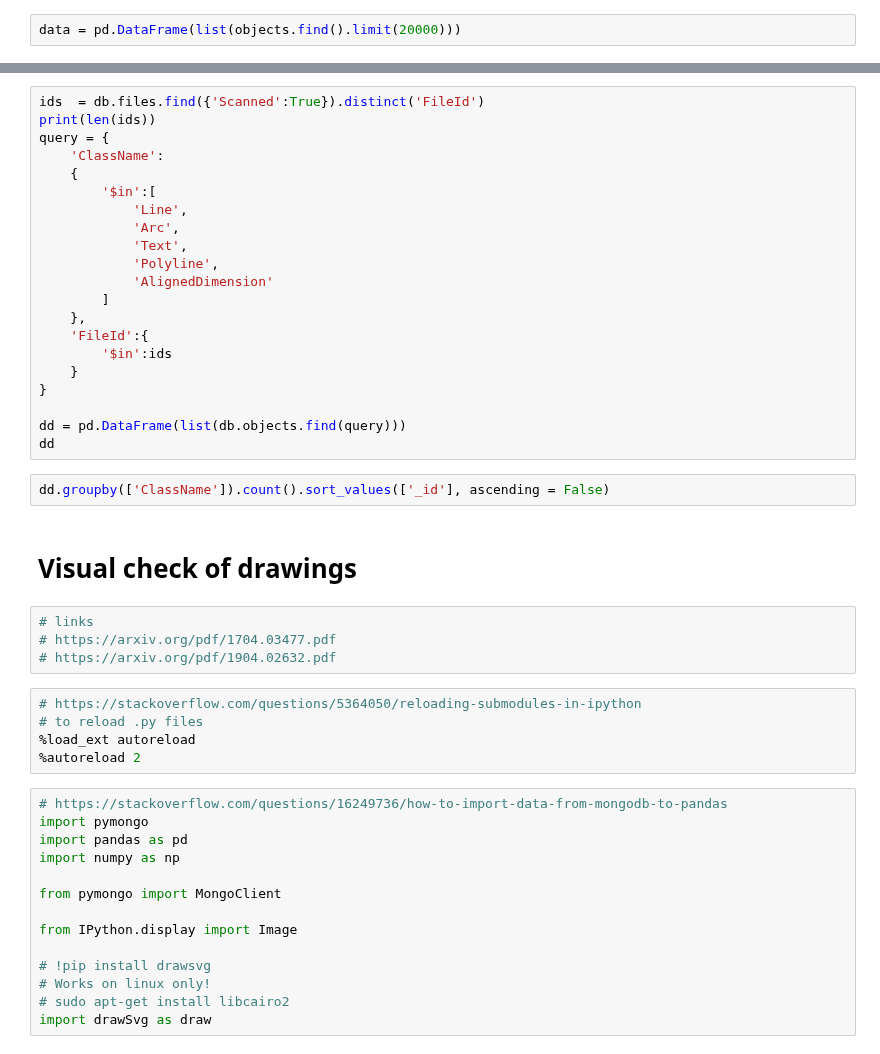
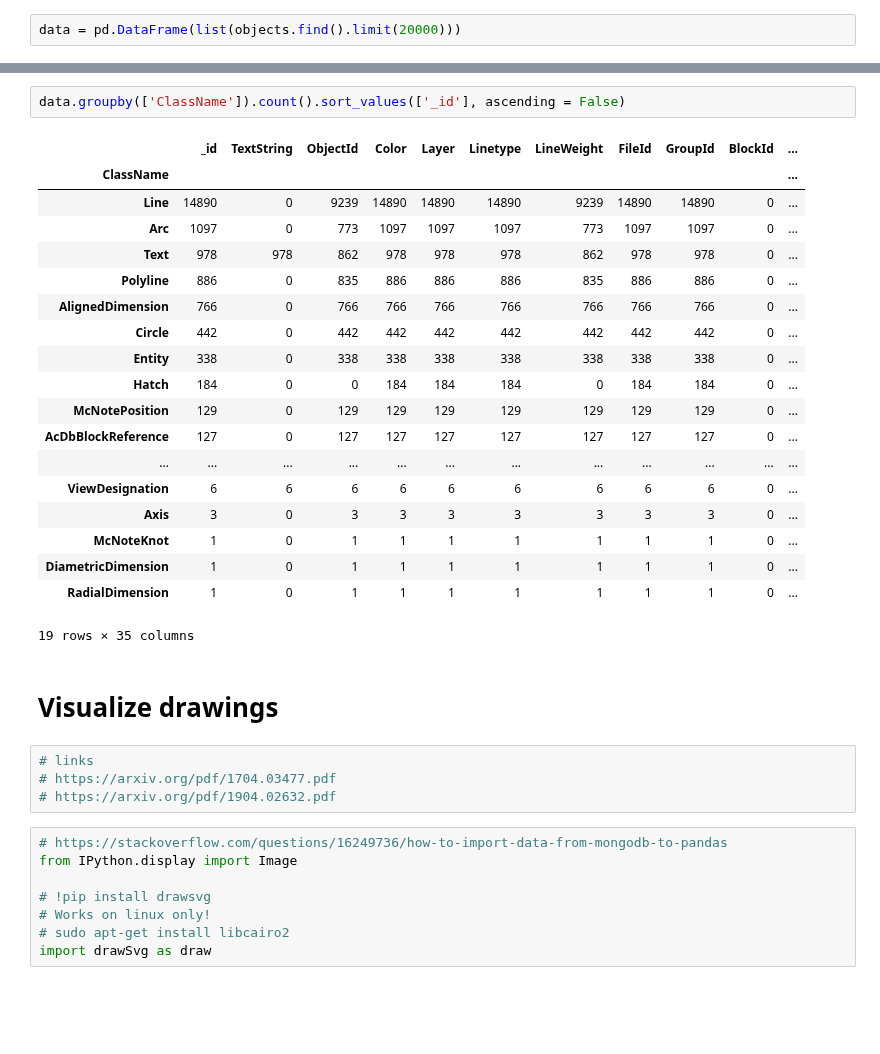
Before and after one commit to mihanick/dwg-crawl, a Jupyter notebook: JupyterNotebooks/1. EDA.ipynb, the cells around one changed output, grey strips where cells are left out. Cells and saved outputs as stored; diff of their text form; blank space fills up the shorter version.

```diff
--- a/JupyterNotebooks/1. EDA.ipynb
+++ b/JupyterNotebooks/1. EDA.ipynb
@@ -34,45 +63,33 @@ data.groupby(['ClassName']).count().sort_values(['_id'], ascending = False)
-# %%
-ids  = db.files.find({'Scanned':True}).distinct('FileId')
-print(len(ids))
-query = {
-    'ClassName':
-    {
-        '$in':[
-            'Line',
-            'Arc',
-            'Text',
-            'Polyline',
-            'AlignedDimension'
-        ]
-    },
-    'FileId':{
-        '$in':ids
-    }
-}
-
-dd = pd.DataFrame(list(db.objects.find(query)))
-dd
 # %%
-dd.groupby(['ClassName']).count().sort_values(['_id'], ascending = False)
+data.groupby(['ClassName']).count().sort_values(['_id'], ascending = False)
+# %% [output]
+|  | _id | TextString | ObjectId | Color | Layer | Linetype | LineWeight | FileId | GroupId | BlockId | ... |
+| ClassName |  |  |  |  |  |  |  |  |  |  | ... |
+| Line | 14890 | 0 | 9239 | 14890 | 14890 | 14890 | 9239 | 14890 | 14890 | 0 | ... |
+| Arc | 1097 | 0 | 773 | 1097 | 1097 | 1097 | 773 | 1097 | 1097 | 0 | ... |
+| Text | 978 | 978 | 862 | 978 | 978 | 978 | 862 | 978 | 978 | 0 | ... |
+| Polyline | 886 | 0 | 835 | 886 | 886 | 886 | 835 | 886 | 886 | 0 | ... |
+| AlignedDimension | 766 | 0 | 766 | 766 | 766 | 766 | 766 | 766 | 766 | 0 | ... |
+| Circle | 442 | 0 | 442 | 442 | 442 | 442 | 442 | 442 | 442 | 0 | ... |
+| Entity | 338 | 0 | 338 | 338 | 338 | 338 | 338 | 338 | 338 | 0 | ... |
+| Hatch | 184 | 0 | 0 | 184 | 184 | 184 | 0 | 184 | 184 | 0 | ... |
+| McNotePosition | 129 | 0 | 129 | 129 | 129 | 129 | 129 | 129 | 129 | 0 | ... |
+| AcDbBlockReference | 127 | 0 | 127 | 127 | 127 | 127 | 127 | 127 | 127 | 0 | ... |
+| ... | ... | ... | ... | ... | ... | ... | ... | ... | ... | ... | ... |
+| ViewDesignation | 6 | 6 | 6 | 6 | 6 | 6 | 6 | 6 | 6 | 0 | ... |
+| Axis | 3 | 0 | 3 | 3 | 3 | 3 | 3 | 3 | 3 | 0 | ... |
+| McNoteKnot | 1 | 0 | 1 | 1 | 1 | 1 | 1 | 1 | 1 | 0 | ... |
+| DiametricDimension | 1 | 0 | 1 | 1 | 1 | 1 | 1 | 1 | 1 | 0 | ... |
+| RadialDimension | 1 | 0 | 1 | 1 | 1 | 1 | 1 | 1 | 1 | 0 | ... |
+19 rows × 35 columns
 # %% [markdown]
-# Visual check of drawings
+# Visualize drawings
 # %%
 # links
 # https://arxiv.org/pdf/1704.03477.pdf
 # https://arxiv.org/pdf/1904.02632.pdf
-# %%
-# https://stackoverflow.com/questions/5364050/reloading-submodules-in-ipython
-# to reload .py files
-%load_ext autoreload
-%autoreload 2
 # %%
 # https://stackoverflow.com/questions/16249736/how-to-import-data-from-mongodb-to-pandas
-import pymongo
-import pandas as pd
-import numpy as np
-
-from pymongo import MongoClient
-
 from IPython.display import Image
 
 # !pip install drawsvg
```
Also changed, not shown: parts of 11 cells of this notebook, 6 other files.
